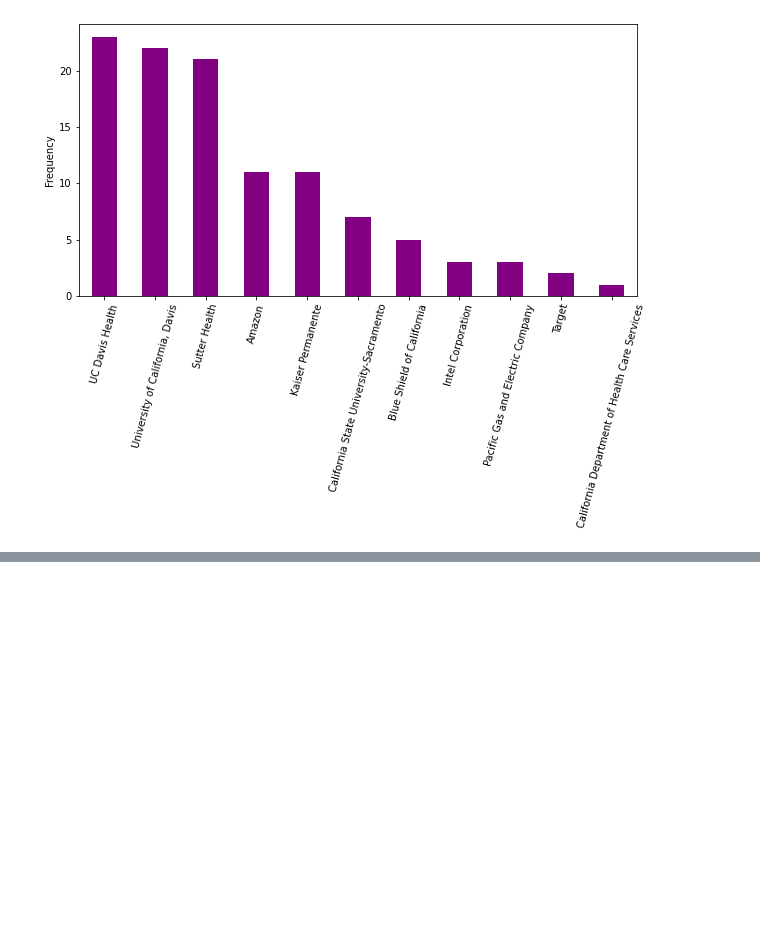
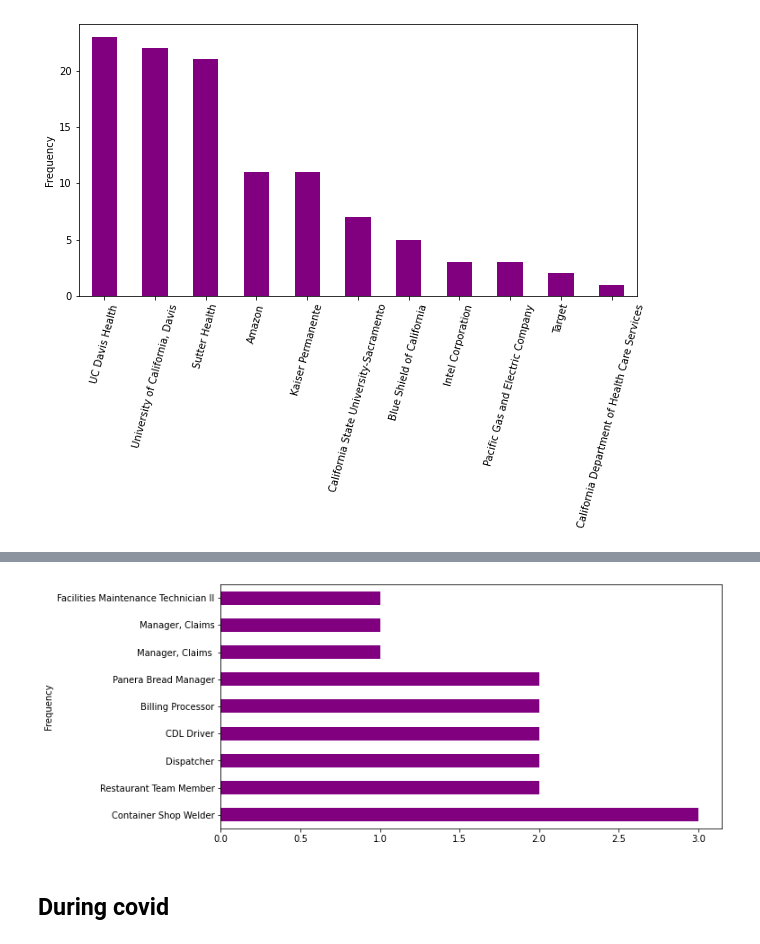
Before and after one commit to fmammo/Rancho-Cordova_workforce_project, a Jupyter notebook: Workforce_ analysis.ipynb, the cells around one changed output, grey strips where cells are left out. Drawn from its saved outputs; the diff is of its cells as text; code cells hidden in the pictures; blank space fills up the shorter version.

```diff
--- a/Workforce_ analysis.ipynb
+++ b/Workforce_ analysis.ipynb
@@ -67,0 +89,12 @@ plt.show()
+# %%
+jobt = R_2018['Job Title'].value_counts()
+plt.figure(figsize = (10,5))
+jobt.plot(kind = 'barh', color = 'purple')
+plt.ylabel("Frequency")
+plt.xticks()
+#plt.show()
+plt.savefig('job_2018.jpg')
+# %% [output]
+[figure, added]
+# %% [markdown]
+## During covid
```
Also changed, not shown: parts of 31 cells of this notebook, 27 other files.
